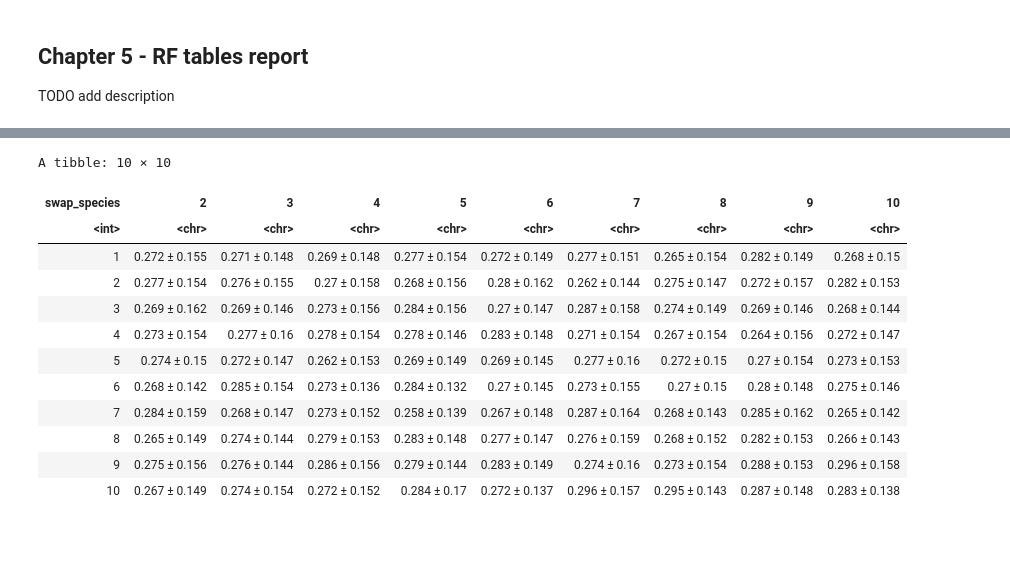
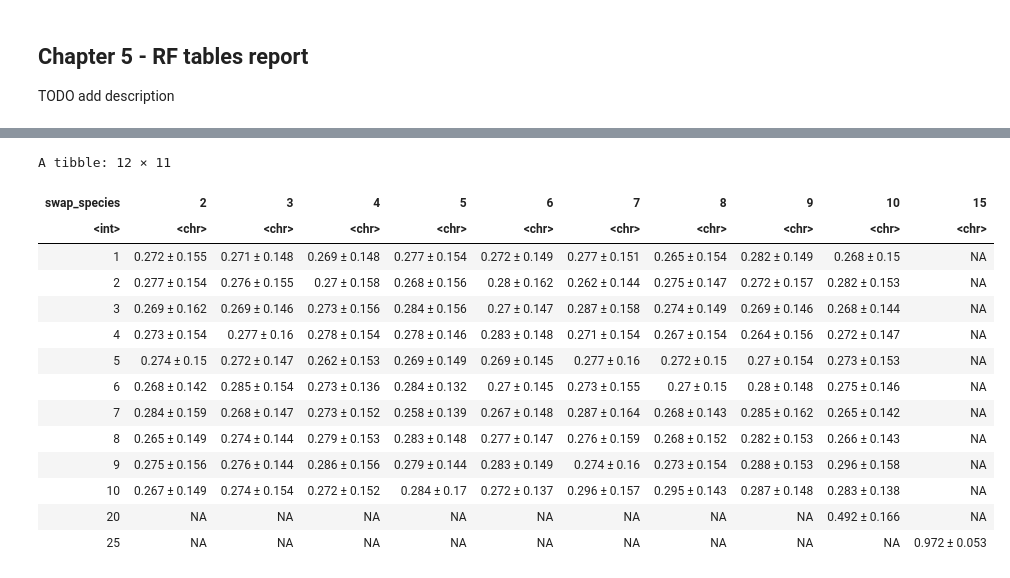
Before and after one commit to alessiovignoli/paralogs-nf, a Jupyter notebook: analysis/swapped_data.ipynb, the cells around one changed output, grey strips where cells are left out. Saved outputs shown, nothing was run; the diff lists cells and outputs as text; code cells hidden in the pictures; blank space fills up the shorter version.

```diff
--- a/analysis/swapped_data.ipynb
+++ b/analysis/swapped_data.ipynb
@@ -180,6 +180,16 @@ for (run in run_dirs) {
             ml_st_tree = read.tree(ml_st_file)
             ml_st_tree = unroot(ml_st_tree)
 
+            # check if there any non-bynary (consensus trees) among the 4 trees present in the files above
+            all_method_trees = c(me_sm_tree, me_st_tree, ml_sm_tree, ml_st_tree)
+            if (length(which(is.binary(all_method_trees) == FALSE)) != 0) {
+
+                # if there are non-binary trees, iterate through them and transformed into a binary one using multi2di package
+                for (tree in which(is.binary(all_method_trees) == FALSE)) {
+                    all_method_trees[[tree]] = multi2di(all_method_trees[[tree]])
+                }
+            }
+
             # read the reference tree associated with this family.
             ref_tree_file = file.path(paste0(strsplit(m, '_swap_')[[1]][1], '.nwk'))
             ref_tree      = read.tree(ref_tree_file)
@@ -198,10 +208,7 @@ for (run in run_dirs) {
 
             # compute the RF distance matrix, all against all. 5 tree in total.
             all_trees        = c(ref_subtree,
-                                 me_sm_tree,
-                                 me_st_tree,
-                                 ml_sm_tree,
-                                 ml_st_tree
+                                 all_method_trees
                                 )
             class(all_trees) = "multiPhylo"
             all_vs_all_rf    = RF.dist(all_trees, normalize = TRUE)
@@ -348,41 +361,44 @@ A tibble: 10 × 10
 # %%
 # group 1, ML + SM
 
 # read the table compiled in chapter 4. So this cell does not depend on that one to run, it just needs the table file.
 df_new = read.table("tables/RF_swapped_set_all_methods_vs_reference.tsv", header=T)
 
 # filter the above table to retain only rf values associated with trees coming from group 1 and method ME + SM
 df_group1_ML_SM = df_new  %>%
   filter(group == "group1_23th", method == "SM_ML")
 
 # Group by the swap_species and swap_seq per swap combination and calculate mean rf_val and sd
 df_group1_ML_SM_processed = df_group1_ML_SM %>%
     group_by(swap_species, swap_seq) %>%
     summarise(
         mean_rf = round(mean(rf_val), 3),
         sd_rf = round(sd(rf_val), 3),
         .groups = "drop"
     ) %>%
     # Combine mean and sd into one string
     mutate(mean_sd = paste0(mean_rf, " ± ", sd_rf)) %>%
     select(swap_species, swap_seq, mean_sd) %>%
     # Create a wide format 10x10 matrix/table
     pivot_wider(names_from = swap_seq, values_from = mean_sd, values_fill = NA) %>%
     # Arrange rows in order
     arrange(swap_species)
 
 df_group1_ML_SM_processed
+write.table(df_group1_ML_SM_processed, file = "tables/avg_RF_swapped_set_group1_ML_SM_vs_reference.tsv", quote = FALSE, row.names = FALSE, sep = "\t")
 # %% [output]
-A tibble: 10 × 10
+A tibble: 12 × 11
-| swap_species | 2 | 3 | 4 | 5 | 6 | 7 | 8 | 9 | 10 |
-| <int> | <chr> | <chr> | <chr> | <chr> | <chr> | <chr> | <chr> | <chr> | <chr> |
-| 1 | 0.272 ± 0.155 | 0.271 ± 0.148 | 0.269 ± 0.148 | 0.277 ± 0.154 | 0.272 ± 0.149 | 0.277 ± 0.151 | 0.265 ± 0.154 | 0.282 ± 0.149 | 0.268 ± 0.15 |
-| 2 | 0.277 ± 0.154 | 0.276 ± 0.155 | 0.27 ± 0.158 | 0.268 ± 0.156 | 0.28 ± 0.162 | 0.262 ± 0.144 | 0.275 ± 0.147 | 0.272 ± 0.157 | 0.282 ± 0.153 |
-| 3 | 0.269 ± 0.162 | 0.269 ± 0.146 | 0.273 ± 0.156 | 0.284 ± 0.156 | 0.27 ± 0.147 | 0.287 ± 0.158 | 0.274 ± 0.149 | 0.269 ± 0.146 | 0.268 ± 0.144 |
-| 4 | 0.273 ± 0.154 | 0.277 ± 0.16 | 0.278 ± 0.154 | 0.278 ± 0.146 | 0.283 ± 0.148 | 0.271 ± 0.154 | 0.267 ± 0.154 | 0.264 ± 0.156 | 0.272 ± 0.147 |
-| 5 | 0.274 ± 0.15 | 0.272 ± 0.147 | 0.262 ± 0.153 | 0.269 ± 0.149 | 0.269 ± 0.145 | 0.277 ± 0.16 | 0.272 ± 0.15 | 0.27 ± 0.154 | 0.273 ± 0.153 |
-| 6 | 0.268 ± 0.142 | 0.285 ± 0.154 | 0.273 ± 0.136 | 0.284 ± 0.132 | 0.27 ± 0.145 | 0.273 ± 0.155 | 0.27 ± 0.15 | 0.28 ± 0.148 | 0.275 ± 0.146 |
-| 7 | 0.284 ± 0.159 | 0.268 ± 0.147 | 0.273 ± 0.152 | 0.258 ± 0.139 | 0.267 ± 0.148 | 0.287 ± 0.164 | 0.268 ± 0.143 | 0.285 ± 0.162 | 0.265 ± 0.142 |
-| 8 | 0.265 ± 0.149 | 0.274 ± 0.144 | 0.279 ± 0.153 | 0.283 ± 0.148 | 0.277 ± 0.147 | 0.276 ± 0.159 | 0.268 ± 0.152 | 0.282 ± 0.153 | 0.266 ± 0.143 |
-| 9 | 0.275 ± 0.156 | 0.276 ± 0.144 | 0.286 ± 0.156 | 0.279 ± 0.144 | 0.283 ± 0.149 | 0.274 ± 0.16 | 0.273 ± 0.154 | 0.288 ± 0.153 | 0.296 ± 0.158 |
-| 10 | 0.267 ± 0.149 | 0.274 ± 0.154 | 0.272 ± 0.152 | 0.284 ± 0.17 | 0.272 ± 0.137 | 0.296 ± 0.157 | 0.295 ± 0.143 | 0.287 ± 0.148 | 0.283 ± 0.138 |
+| swap_species | 2 | 3 | 4 | 5 | 6 | 7 | 8 | 9 | 10 | 15 |
+| <int> | <chr> | <chr> | <chr> | <chr> | <chr> | <chr> | <chr> | <chr> | <chr> | <chr> |
+| 1 | 0.272 ± 0.155 | 0.271 ± 0.148 | 0.269 ± 0.148 | 0.277 ± 0.154 | 0.272 ± 0.149 | 0.277 ± 0.151 | 0.265 ± 0.154 | 0.282 ± 0.149 | 0.268 ± 0.15 | NA |
+| 2 | 0.277 ± 0.154 | 0.276 ± 0.155 | 0.27 ± 0.158 | 0.268 ± 0.156 | 0.28 ± 0.162 | 0.262 ± 0.144 | 0.275 ± 0.147 | 0.272 ± 0.157 | 0.282 ± 0.153 | NA |
+| 3 | 0.269 ± 0.162 | 0.269 ± 0.146 | 0.273 ± 0.156 | 0.284 ± 0.156 | 0.27 ± 0.147 | 0.287 ± 0.158 | 0.274 ± 0.149 | 0.269 ± 0.146 | 0.268 ± 0.144 | NA |
+| 4 | 0.273 ± 0.154 | 0.277 ± 0.16 | 0.278 ± 0.154 | 0.278 ± 0.146 | 0.283 ± 0.148 | 0.271 ± 0.154 | 0.267 ± 0.154 | 0.264 ± 0.156 | 0.272 ± 0.147 | NA |
+| 5 | 0.274 ± 0.15 | 0.272 ± 0.147 | 0.262 ± 0.153 | 0.269 ± 0.149 | 0.269 ± 0.145 | 0.277 ± 0.16 | 0.272 ± 0.15 | 0.27 ± 0.154 | 0.273 ± 0.153 | NA |
+| 6 | 0.268 ± 0.142 | 0.285 ± 0.154 | 0.273 ± 0.136 | 0.284 ± 0.132 | 0.27 ± 0.145 | 0.273 ± 0.155 | 0.27 ± 0.15 | 0.28 ± 0.148 | 0.275 ± 0.146 | NA |
+| 7 | 0.284 ± 0.159 | 0.268 ± 0.147 | 0.273 ± 0.152 | 0.258 ± 0.139 | 0.267 ± 0.148 | 0.287 ± 0.164 | 0.268 ± 0.143 | 0.285 ± 0.162 | 0.265 ± 0.142 | NA |
+| 8 | 0.265 ± 0.149 | 0.274 ± 0.144 | 0.279 ± 0.153 | 0.283 ± 0.148 | 0.277 ± 0.147 | 0.276 ± 0.159 | 0.268 ± 0.152 | 0.282 ± 0.153 | 0.266 ± 0.143 | NA |
+| 9 | 0.275 ± 0.156 | 0.276 ± 0.144 | 0.286 ± 0.156 | 0.279 ± 0.144 | 0.283 ± 0.149 | 0.274 ± 0.16 | 0.273 ± 0.154 | 0.288 ± 0.153 | 0.296 ± 0.158 | NA |
+| 10 | 0.267 ± 0.149 | 0.274 ± 0.154 | 0.272 ± 0.152 | 0.284 ± 0.17 | 0.272 ± 0.137 | 0.296 ± 0.157 | 0.295 ± 0.143 | 0.287 ± 0.148 | 0.283 ± 0.138 | NA |
+| 20 | NA | NA | NA | NA | NA | NA | NA | NA | 0.492 ± 0.166 | NA |
+| 25 | NA | NA | NA | NA | NA | NA | NA | NA | NA | 0.972 ± 0.053 |
```
Also changed, not shown: parts of 20 cells of this notebook, 22 other files.
